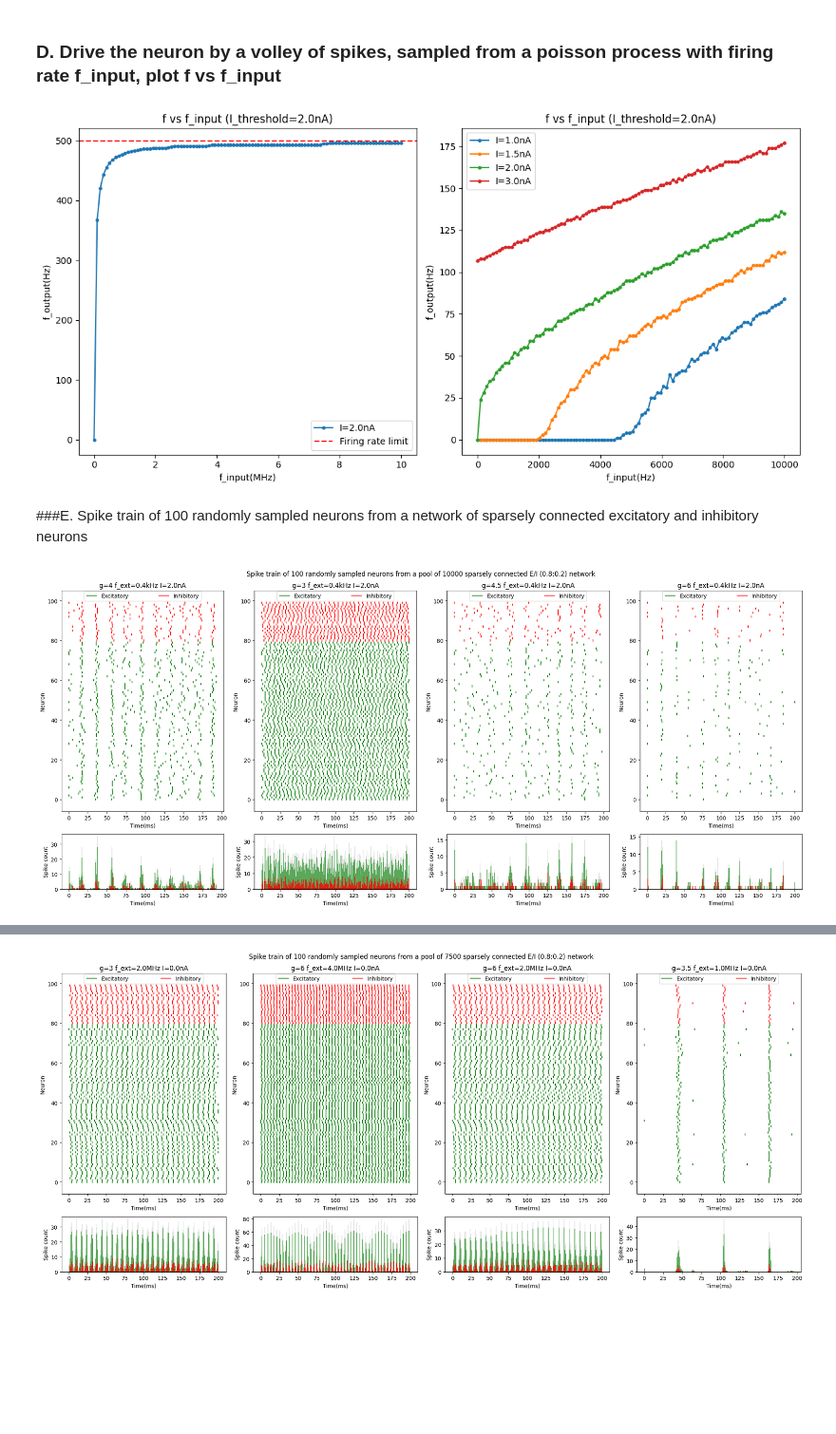
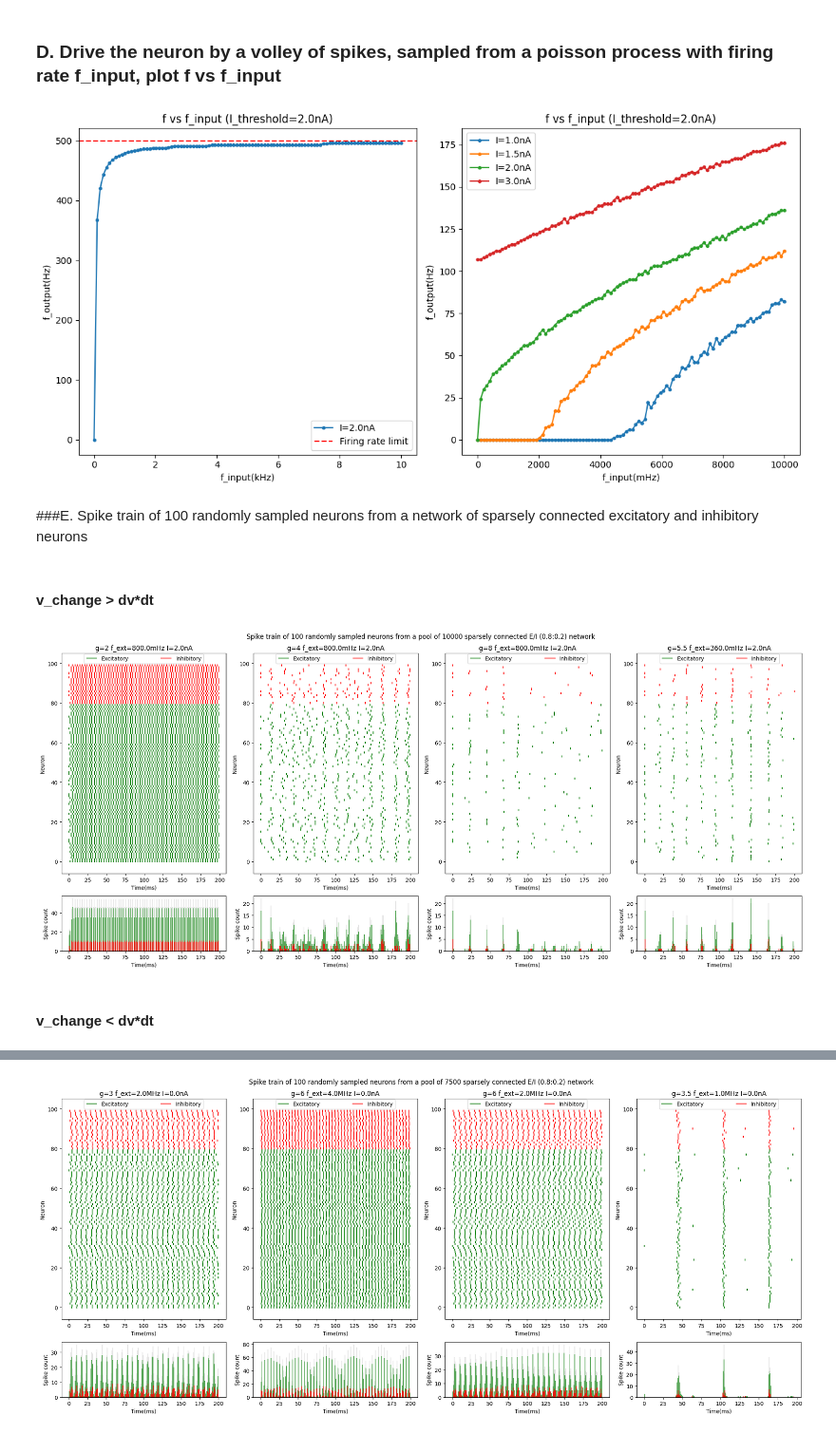
Before and after one commit to shreyasmiraj/dynamical_system_sparse_EI_network, a Jupyter notebook: E_I_network_dynamics.ipynb, the cells around one changed output, grey strips where cells are left out. Shown at 95% size. Cells and saved outputs as stored; diff of their text form; code cells hidden in the pictures; blank space fills up the shorter version.

Commit message:
Fixed input Poisson train frequency unit discrepancy

```diff
--- a/E_I_network_dynamics.ipynb
+++ b/E_I_network_dynamics.ipynb
@@ -196,9 +204,9 @@ class SingleNeuron:
       tau : float
         time in ms that is required for change in voltage to take place
       poisson_rate_excitatory : float
-        rate of input neurons that are excitatory in Hz
+        rate of input neurons that are excitatory in mHz
       poisson_rate_inhibitory : float
-        rate of input neurons that are inhibitory in Hz
+        rate of input neurons that are inhibitory in mHz
 
     Returns:
     --------
@@ -242,18 +250,16 @@ class SingleNeuron:
       v : numpy.array, dv : numpy.array, t_span : numpy.array, spike_data : numpy.array
 
     """
-    # excitatory_poisson_inp = np.random.poisson(self.poisson_rate_excitatory * self.t * 1e-3, (self.t_span.shape[0], 1))
-    # inhibitory_poisson_inp = np.random.poisson(self.poisson_rate_inhibitory * self.t * 1e-3, (self.t_span.shape[0], 1))
 
     #increase the number of poisson input neurons if requested freq is higher than maximum possible for t_span
     n_poisson_excitatory = math.ceil(self.poisson_rate_excitatory / (len(self.t_span) / (self.t * 1e-3)))
     n_poisson_inhibitory = math.ceil(self.poisson_rate_inhibitory / (len(self.t_span) / (self.t * 1e-3)))
 
     poisson_excitatory_process = np.sum(np.random.rand(len(self.t_span), n_poisson_excitatory)
-                                        < (self.poisson_rate_excitatory/max(1, n_poisson_excitatory)) * self.dt * 1e-3,
+                                        < (self.poisson_rate_excitatory/max(1, n_poisson_excitatory)) * 1e-3 * self.dt,
                                         axis=1, dtype=np.float32)
     poisson_inhibitory_process = np.sum(np.random.rand(len(self.t_span), n_poisson_inhibitory)
-                                        < (self.poisson_rate_inhibitory/max(1, n_poisson_inhibitory)) * self.dt * 1e-3,
+                                        < (self.poisson_rate_inhibitory/max(1, n_poisson_inhibitory)) * 1e-3 * self.dt,
                                         axis=1, dtype=np.float32)
 
     t_last = self.t_span[0]
@@ -284,9 +290,6 @@ class SingleNeuron:
       net_excitatory = self.v_change * (poisson_excitatory_process[i])
       net_inhibitory = self.g * -self.v_change * (poisson_inhibitory_process[i])
       v_imp = net_excitatory + net_inhibitory
-      # active_dynamics = active_state * ((-1*(v_curr - self.v_rest) + (self.R*self.I))/self.tau)
-      # refractory_dynamics = np.logical_not(active_state) * (-1*(np.maximum(self.v_threshold, v_curr) - self.v_reset)/self.t_refractory)
-      # dv_t = active_dynamics + refractory_dynamics
 
       #not active dynamics is only for visualisation purposes
       dv_t = active_state * ((-1*(v_curr - self.v_rest) + (self.R*self.I))/self.tau) + np.logical_not(active_state) * (-v_curr + self.v_rest) * 0.001
@@ -385,9 +388,9 @@ class NeuralNetwork:
       t_synaptic : float
         delay in synaptic input in ms
       poisson_rate_excitatory : float
-        rate of poisson spike train that are excitatory in Hz
+        rate of poisson spike train that are excitatory in mHz
       poisson_rate_inhibitory : float
-        rate of poisson spike train that are inhibitory in Hz
+        rate of poisson spike train that are inhibitory in mHz
       n_total : int
         total number of neurons in the network
       p_excitatory : float
@@ -453,18 +456,16 @@ class NeuralNetwork:
     scaled_connectivity = (self.connectivity_matrix * scaled_v_change).astype(np.float32)
     scaled_connectivity_torch = torch.from_numpy(scaled_connectivity).to(torch.float32).to(device)
 
-    # poisson_excitatory_process = (np.random.rand(len(self.t_span), self.n_total) < self.poisson_rate_excitatory * self.dt).astype(np.float32)
-    # poisson_inhibitory_process = (np.random.rand(len(self.t_span), self.n_total) < self.poisson_rate_inhibitory * self.dt).astype(np.float32)
 
     #increase number of poisson input train if required frequency is greater than t_span length
     n_poisson_excitatory = math.ceil(self.poisson_rate_excitatory / (len(self.t_span) / (self.t * 1e-3)))
     n_poisson_inhibitory = math.ceil(self.poisson_rate_inhibitory / (len(self.t_span) / (self.t * 1e-3)))
 
     poisson_excitatory_process = np.sum(np.random.rand(len(self.t_span), self.n_total, n_poisson_excitatory)
-                                        < (self.poisson_rate_excitatory / max(1, n_poisson_excitatory)) * self.dt * 1e-3,
+                                        < (self.poisson_rate_excitatory / max(1, n_poisson_excitatory)) * 1e-3 * self.dt,
                                         axis=2, dtype=np.float32)
     poisson_inhibitory_process = np.sum(np.random.rand(len(self.t_span), self.n_total, n_poisson_inhibitory)
-                                        < (self.poisson_rate_inhibitory / max(1, n_poisson_inhibitory)) * self.dt * 1e-3,
+                                        < (self.poisson_rate_inhibitory / max(1, n_poisson_inhibitory)) * 1e-3 * self.dt,
                                         axis=2, dtype=np.float32)
 
 
@@ -503,7 +504,7 @@ class NeuralNetwork:
           self.spike_data[neuron_idx].append(t)
 
       #check for neurons that have fired and timer is > t_synaptic delay time and update state trackers
-      input_active_neurons = np.logical_and(t_ref_timer >= self.t_synaptic, np.logical_not(transmit_state), dtype=np.float32)
+      input_active_neurons = np.logical_and(t_ref_timer >= self.t_synaptic, np.logical_not(transmit_state))
       input_active_neurons_torch = torch.from_numpy(input_active_neurons).to(torch.float32).to(device)
       input_active_index = np.where(input_active_neurons == True)
       transmit_state[input_active_index] = 1
@@ -516,9 +517,7 @@ class NeuralNetwork:
       # network_input = np.sum(synaptic_input_compute(scaled_connectivity, input_active_neurons), axis=1).reshape(-1)
       # print(timeit(start))
       v_imp = network_input + poisson_excitatory_input + poisson_inhibitory_input
-      # active_dynamics = active_state*((-1*(v_curr - self.v_rest) + (self.R*self.I + v_imp))/self.tau)
-      # refractory_dynamics = np.logical_not(active_state) * (-1*(np.maximum(self.v_threshold, v_curr) - self.v_reset)/self.t_refractory)
-      # dv_t = active_dynamics + refractory_dynamics
+
       dv_t = (-1*(v_curr - self.v_rest) + (self.R*self.I))/self.tau
       v_t = v_curr + active_state * (dv_t*dT + v_imp)
       self.dv[i+1][:] = dv_t.reshape(-1)
@@ -567,7 +566,7 @@ neuron = SingleNeuron(v_init=-70,       #mV
 neuron.reset()
 # %%
 I_range = [1e-6, 2e-6]
-poisson_rate_range = [0, 0.01]
+poisson_rate_range = [0, 5]
 
 fig, axes  = plt.subplots(nrows=2, ncols=len(I_range), gridspec_kw={'height_ratios': [4, 2]})
 fig.set_tight_layout(True)
@@ -668,7 +667,7 @@ for i,(I, poisson_rate_excitatory) in enumerate(zip(I_range, poisson_rate_range)
 
   axes[0][i].set_xlabel('V (mV)')
   axes[0][i].set_ylabel('dV (mV)')
-  axes[0][i].set_title('Phase Potrait (I='+str(neuron.I*1e6)+'nA + f_input='+str(neuron.poisson_rate_excitatory)+'Hz)')
+  axes[0][i].set_title('Phase Potrait (I='+str(neuron.I*1e6)+'nA + f_input='+str(neuron.poisson_rate_excitatory)+'mHz)')
 
   axes[1][i].spines['bottom'].set_position('center')
   axes[1][i].spines['right'].set_color('none')
@@ -825,7 +826,7 @@ for i, excitatory_rate_range in enumerate(excitatory_rate_ranges):
       neuron.reset()
       neuron.evolve(tqdm_progress=False)
       spike_data = neuron.spike_data
-      frequency = len(spike_data)/(neuron.t*1e-3)  #Hz
+      frequency = len(spike_data)/(neuron.t*1e-3)  #mHz
       frequency_I.append(frequency)
     if i == 0:
       axes[i].plot(excitatory_rate_range/1e6, frequency_I, marker='.')
@@ -834,19 +835,21 @@ for i, excitatory_rate_range in enumerate(excitatory_rate_ranges):
 
     legend.append('I='+str(neuron.I*1e6)+'nA')
 
-  axes[i].set_xlabel('f_input(Hz)')
+  axes[i].set_xlabel('f_input(mHz)')
   axes[i].set_ylabel('f_output(Hz)')
   axes[i].set_title('f vs f_input (I_threshold='+str(I_threshold*1e6)+'nA)')
   if i == 0:
     axes[i].axhline(y=1/(neuron.t_refractory*1e-3), linestyle='--', color='r')
     legend.append('Firing rate limit')
-    axes[i].set_xlabel('f_input(MHz)')
+    axes[i].set_xlabel('f_input(kHz)')
   axes[i].legend(legend)
 fig.show()
 # %% [output]
-[figure, old version]
+[figure, new version]
 # %% [markdown]
 ###E. Spike train of 100 randomly sampled neurons from a network of sparsely connected excitatory and inhibitory neurons
+# %% [markdown]
+#### v_change > dv*dt
 # %%
 v_rest = -70                            #mV
 v_threshold = -50                       #mV
@@ -878,8 +881,8 @@ np.random.seed(42) #Don't panic replicability
 # %%
 warnings.filterwarnings("ignore")
 # %%
-f_ext_range = np.array([2,2,2,2])*200
-g_range = [4, 3, 4.5, 6]
+f_ext_range = np.array([4, 4, 4, 1.8])*200
+g_range = [2, 4, 8, 5.5]
 
 fig, axes  = plt.subplots(nrows=2, ncols=4, gridspec_kw={'height_ratios': [4, 1]})
 fig.set_tight_layout(True)
@@ -920,32 +923,34 @@ for i, (rate, g) in enumerate(zip(f_ext_range, g_range)):
   sparse_network.reset()
   sparse_network.evolve()
 
   _ = axes[0][i].eventplot(sparse_network.spike_data[sample_neurons], linelengths=1, colors=colors)
-  axes[0][i].set_title('g='+str(g)+' f_ext='+str(rate/1e3)+'kHz'+' I='+str(sparse_network.I*1e6)+'nA')
+  axes[0][i].set_title('g='+str(g)+' f_ext='+str(rate)+'mHz'+' I='+str(sparse_network.I*1e6)+'nA')
   axes[0][i].set_xlabel('Time(ms)')
   axes[0][i].set_ylabel('Neuron')
   _ = axes[0][i].legend(legend, bbox_to_anchor=(0., 1.0, 1., .10), ncols=2, mode='expand', borderaxespad=4.2)
 
   all_spikes = []
   for neuron in sample_neurons:
     all_spikes.extend(sparse_network.spike_data[neuron])
 
   excitatory_spikes = []
   inhibitory_spikes = []
   for neuron in sample_neurons:
     if sparse_network.neuron_type[neuron] == 1:
       excitatory_spikes.extend(sparse_network.spike_data[neuron])
     else:
       inhibitory_spikes.extend(sparse_network.spike_data[neuron])
 
   _ = axes[1][i].hist(all_spikes, bins=int(len(sparse_network.t_span)/10), color='k', alpha=0.1)
   _ = axes[1][i].hist(excitatory_spikes, bins=int(len(sparse_network.t_span)/10), color='g', alpha=0.6)
   _ = axes[1][i].hist(inhibitory_spikes, bins=int(len(sparse_network.t_span)/10), color='r', alpha=0.8)
   axes[1][i].set_title('')
   axes[1][i].set_xlabel('Time(ms)')
   axes[1][i].set_ylabel('Spike count')
 
 fig.suptitle('Spike train of 100 randomly sampled neurons from a pool of 10000 sparsely connected E/I (0.8:0.2) network')
 fig.show()
 # %% [output]
-[figure, old version]
+[figure, new version]
+# %% [markdown]
+#### v_change < dv*dt
```
Also changed, not shown: parts of 16 cells of this notebook.
